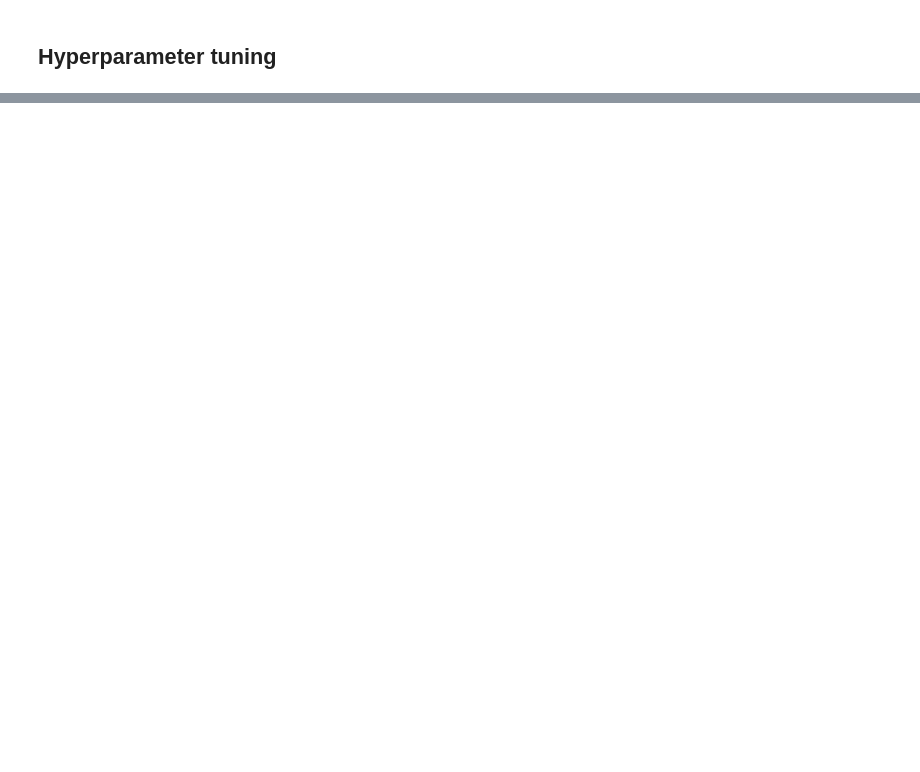
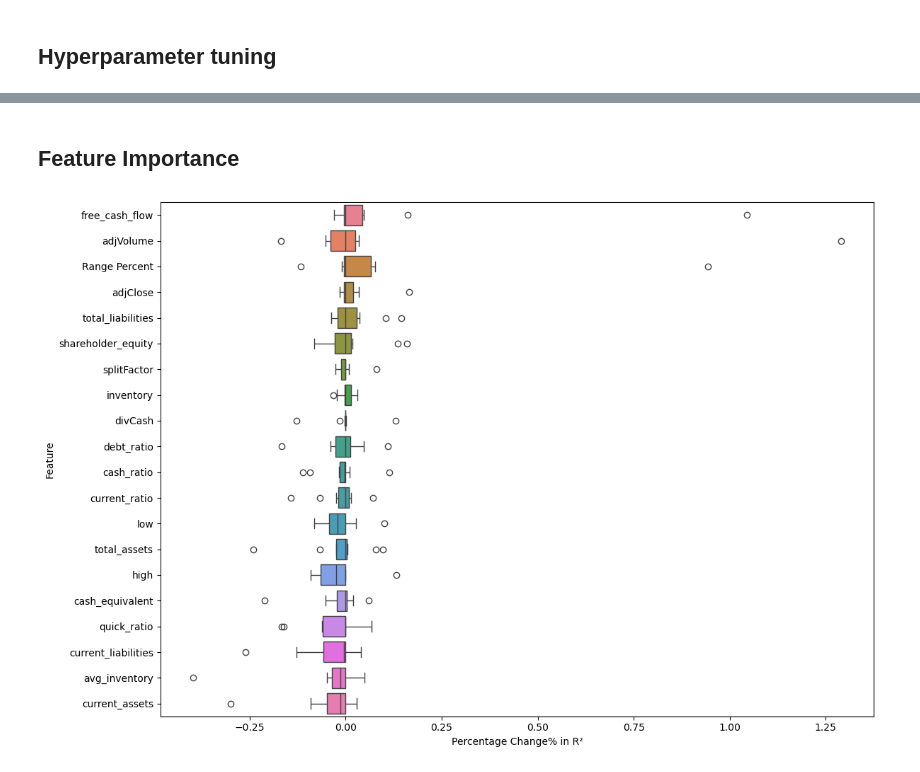
Before and after one commit to howie-zeng/Chinese-Stock-Market-Analysis--Long-Term-Trends, a Jupyter notebook: test.ipynb, the cells around one changed output, grey strips where cells are left out. Drawn from its saved outputs; the diff is of its cells as text; code cells hidden in the pictures; blank space fills up the shorter version.

```diff
--- a/test.ipynb
+++ b/test.ipynb
@@ -333,12 +57,16 @@ input_dim=X.shape[1]
+# %%
+data_imputed = dp.fillnas_and_convert(data, dataOffset="Y")
+X_train, y_train, X_val, y_val, X_test, y_test = m.split_train_val_test(data_imputed)
+input_dim=X_train.shape[1]
 # %%
 model_classes = [
     m.OLSModel(),
-    m.OLSModel(),
+    # m.OLS3Model(),
     m.PLSModel(),
     m.LASSOModel(),
     m.ElasticNetModel(),
-    m.GBRTModel(),
-    m.RFModel(),
+    # m.GBRTModel(),
+    # m.RFModel(),
     m.XGBoostModel()
 ]
 
@@ -347,18 +75,19 @@ for num_layers in num_layers_range:
     model_classes.append(m.NNModel(input_dim=input_dim, num_layers=num_layers))
 
 model_r_2 = {}
-models = {}
+models_fitted = {}
 model_res = {}
 for model_class in tqdm(model_classes, desc="Training Models"):
     model_name = model_class.name if hasattr(model_class, "name") else model_class.__class__.__name__
     print(model_name)
-    model_fitted, scaler = m.train(data_dropna, model_class)
-    validation_res = m.validation(data_dropna, model_fitted, scaler)
-    r_2 = e.calculate_r2_oos(validation_res['Y'], validation_res['prediction'])
+    model_fitted, scaler = m.train(X_train, y_train, model_class)
+    validation_res = m.validation(X_val, y_val, model_fitted, scaler)
+    r_2 = e.calculate_r2_oos(validation_res['y'], validation_res['y_pred'])
 
+
+    models_fitted[model_name] = model_fitted
+    model_res[model_name] = validation_res
     model_r_2[model_name] = r_2
-    models[model_name] = model_fitted
-    model_res[model_name] = validation_res
 
 for model_name, r_2 in model_r_2.items():
     print(f"{model_name}: {r_2}")
@@ -449,0 +150,10 @@ Tunning RFModel
+# %% [markdown]
+## Feature Importance
+# %%
+features = X_train.columns[:20]
+importance_df, percentage_change_df = e.reduction_in_r2(model_classes, X_train, y_train, features=features, permutation_importance=False)
+# %%
+mp.macroeconomic_feature_importance(percentage_change_df)
+mp.characteristic_feature_importance(importance_df)
+# %% [output]
+[figure, added]
```
Also changed, not shown: parts of 27 cells of this notebook, 6 other files.
